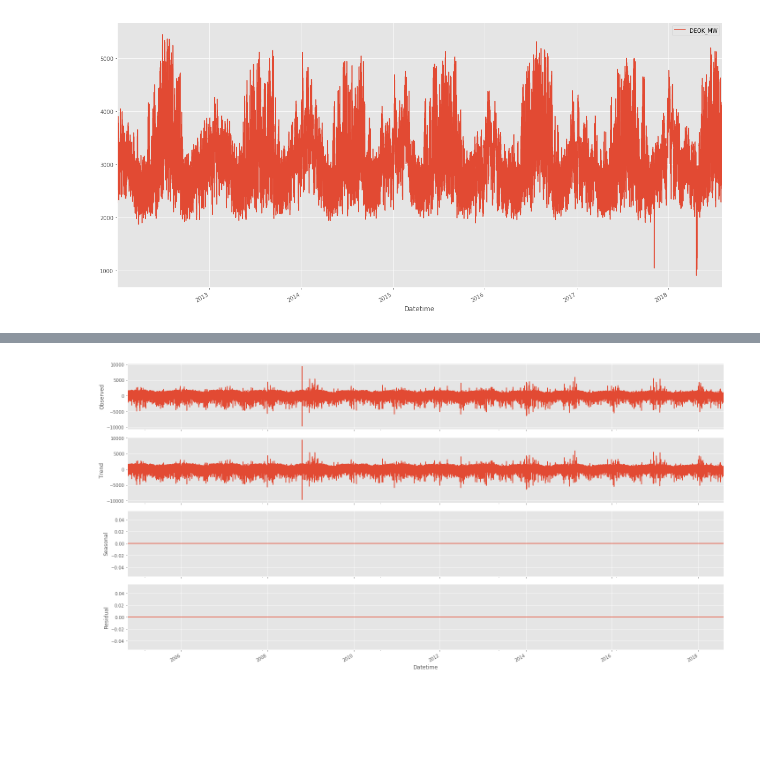
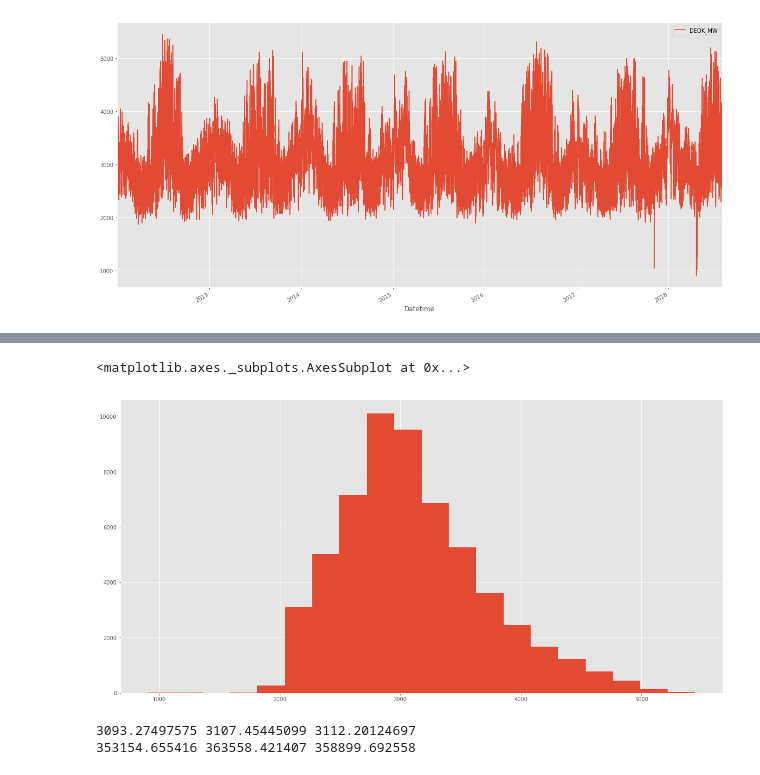
Before and after one commit to urgedata/pythondata, a Jupyter notebook: Autoregression/Autoregression (DEOK).ipynb, the cells around one changed output, grey strips where cells are left out. Saved outputs shown, nothing was run; the diff lists cells and outputs as text; code cells hidden in the pictures; blank space fills up the shorter version.

```diff
--- a/Autoregression/Autoregression (DEOK).ipynb
+++ b/Autoregression/Autoregression (DEOK).ipynb
@@ -51,5 +30,5 @@ data['stationary'].plot()
-# %%
-decomposed = seasonal_decompose(data['stationary'].dropna(), model='additive', freq=1)
-x =decomposed.plot() #See note below about this
-# %% [output]
-[figure, removed]
+# %%
+data['DEOK_MW'].hist(bins=20)
+# %% [output]
+<matplotlib.axes._subplots.AxesSubplot at 0x...>
+[figure, added]
@@ -55,0 +43,6 @@ x =decomposed.plot() #See note below about this
+# %%
+print mean1, mean2, mean3
+print var1, var2, var3
+# %% [output]
+3093.27497575 3107.45445099 3112.20124697
+353154.655416 363558.421407 358899.692558
```
Also changed, not shown: parts of 22 cells of this notebook.
